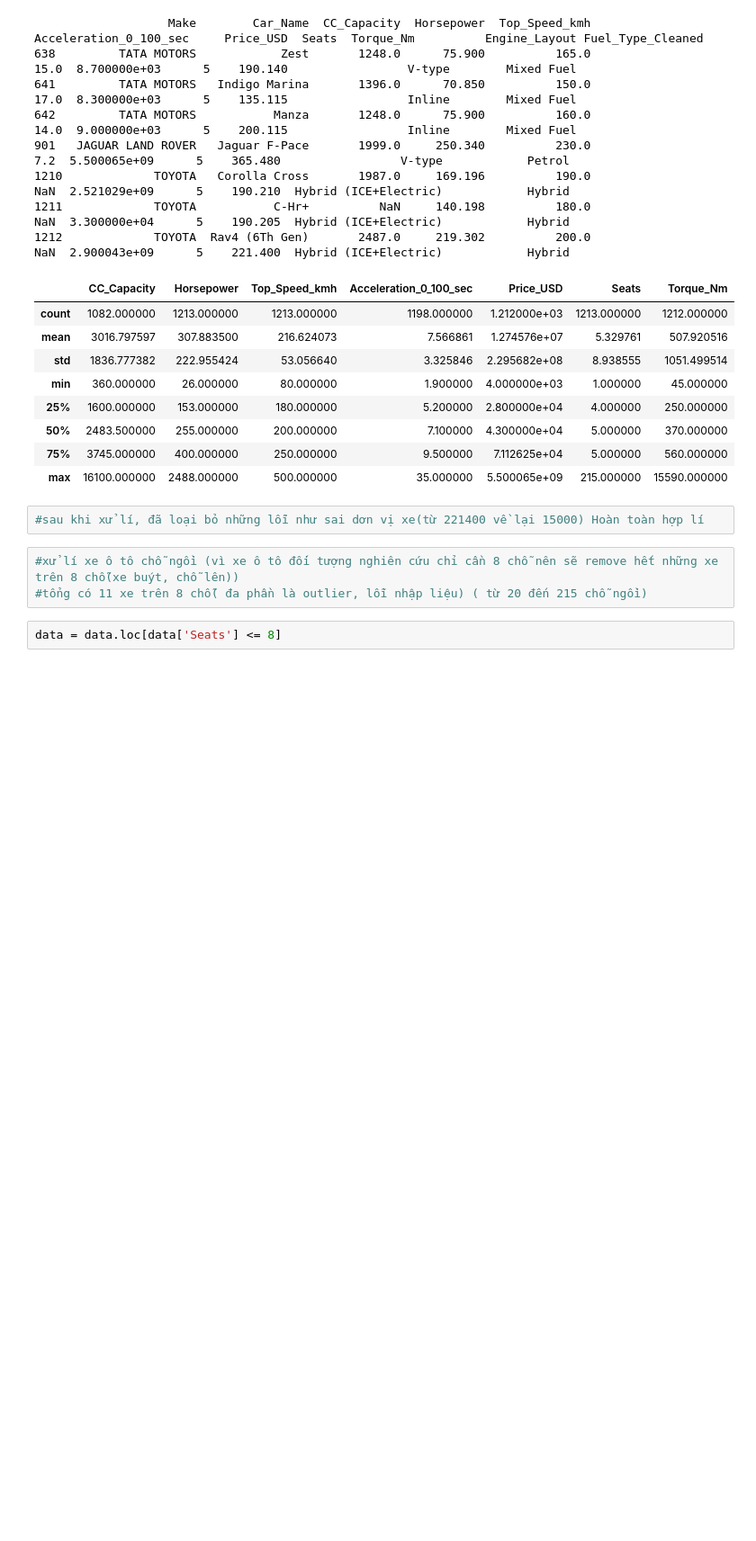
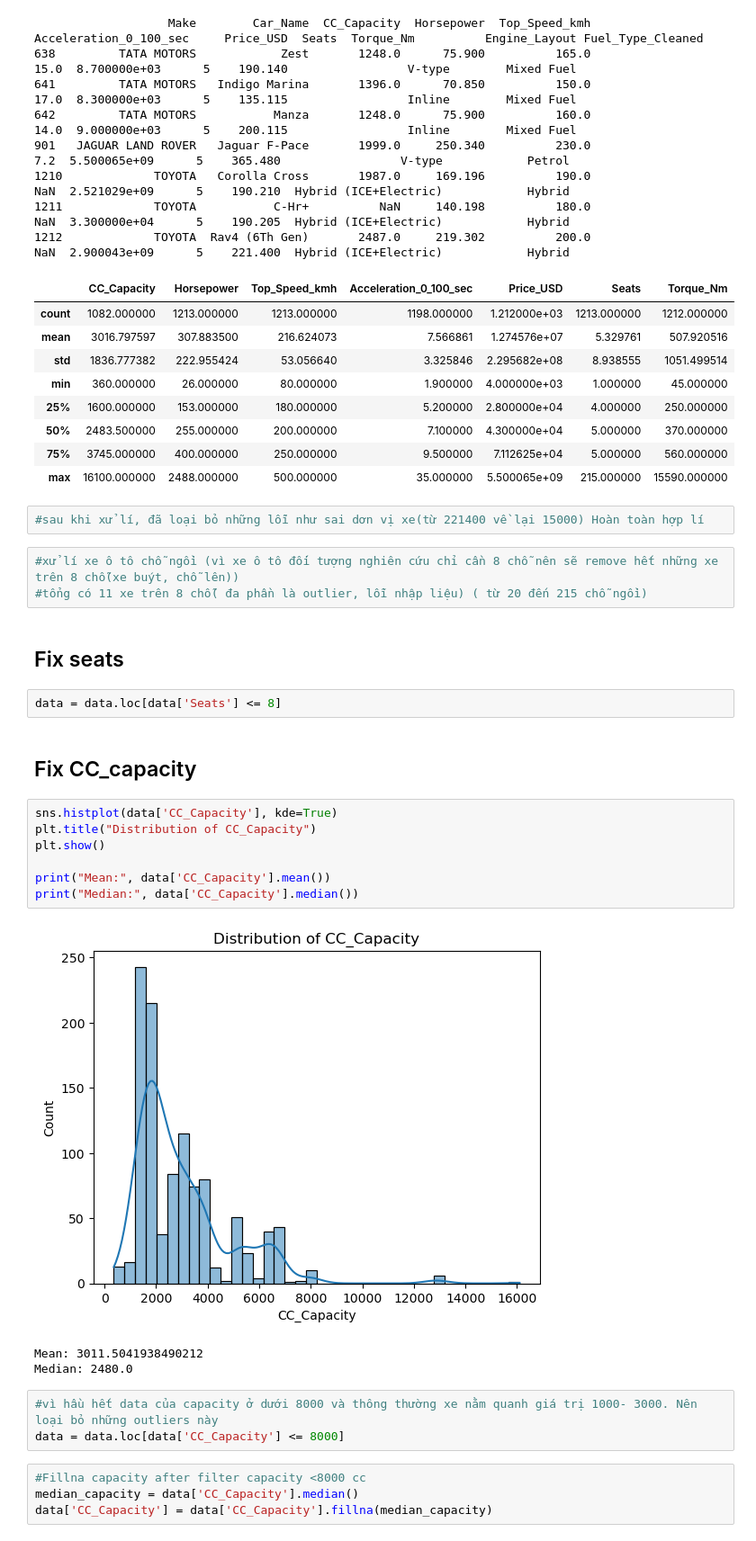
Before and after one commit to NganUyen/Cars, a Jupyter notebook: data_processing/Understand_data.ipynb, the cells around one changed output. Shown at 90% size. Saved outputs shown, nothing was run; the diff lists cells and outputs as text; blank space fills up the shorter version.

Commit message:
Fix all columns( included Price, capacity and acceleration

```diff
--- a/data_processing/Understand_data.ipynb
+++ b/data_processing/Understand_data.ipynb
@@ -284,5 +302,27 @@ data.describe()
 # %%
 #xử lí xe ô tô chỗ ngồi (vì xe ô tô đối tượng nghiên cứu chỉ cần 8 chỗ nên sẽ remove hết những xe trên 8 chỗ(xe buýt, chỗ lên))
 #tổng có 11 xe trên 8 chỗ( đa phần là outlier, lỗi nhập liệu) ( từ 20 đến 215 chỗ ngồi)
+# %% [markdown]
+## Fix seats
 # %%
 data = data.loc[data['Seats'] <= 8]
+# %% [markdown]
+## Fix CC_capacity
+# %%
+sns.histplot(data['CC_Capacity'], kde=True)
+plt.title("Distribution of CC_Capacity")
+plt.show()
+
+print("Mean:", data['CC_Capacity'].mean())
+print("Median:", data['CC_Capacity'].median())
+# %% [output]
+[figure, added]
+Mean: 3011.5041938490212
+Median: 2480.0
+# %%
+#vì hầu hết data của capacity ở dưới 8000 và thông thường xe nằm quanh giá trị 1000- 3000. Nên loại bỏ những outliers này
+data = data.loc[data['CC_Capacity'] <= 8000]
+# %%
+#Fillna capacity after filter capacity <8000 cc
+median_capacity = data['CC_Capacity'].median()
+data['CC_Capacity'] = data['CC_Capacity'].fillna(median_capacity)
```
Also changed, not shown: parts of 12 cells of this notebook.
